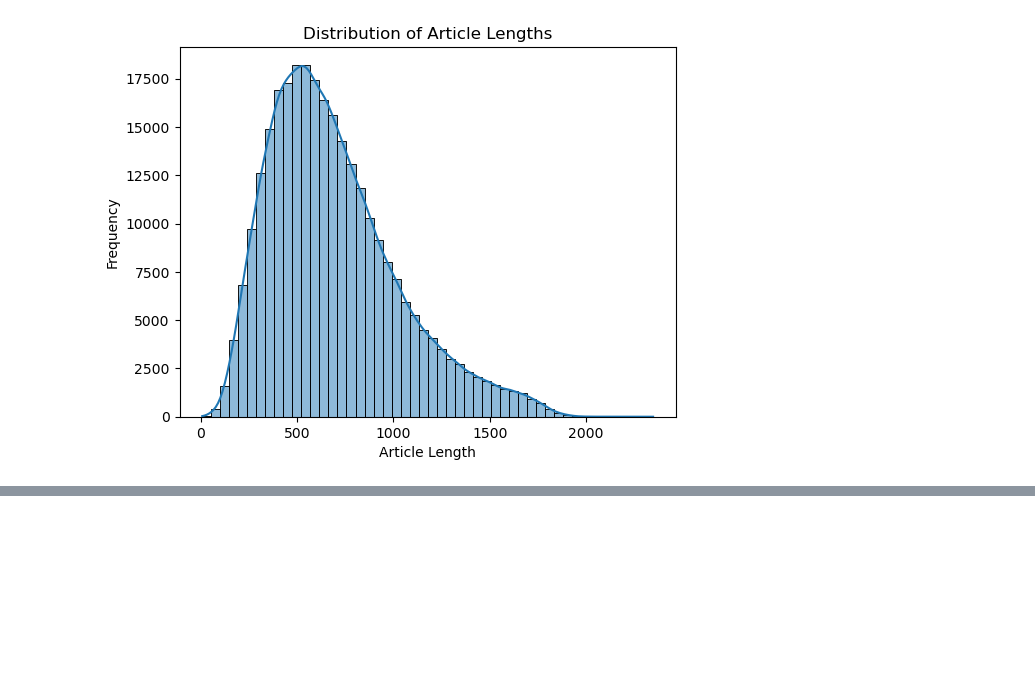
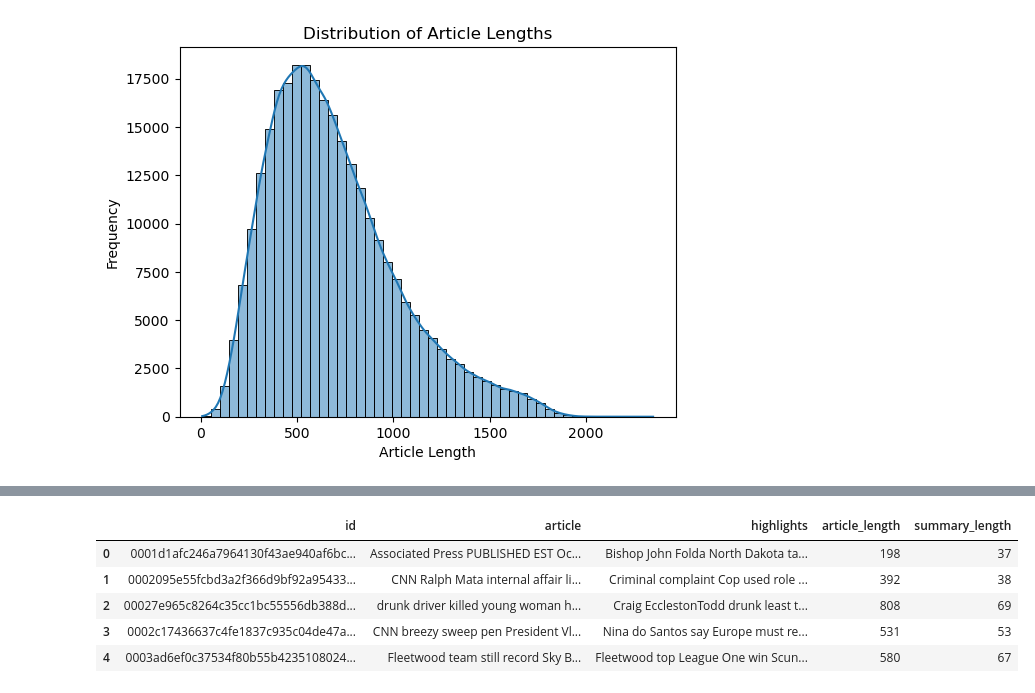
Before and after one commit to abhimanyu726/Text_Summarization_NLP, a Jupyter notebook: text_nlp.ipynb, the cells around one changed output, grey strips where cells are left out. Drawn from its saved outputs; the diff is of its cells as text; code cells hidden in the pictures; blank space fills up the shorter version.

```diff
--- a/text_nlp.ipynb
+++ b/text_nlp.ipynb
@@ -64,14 +79,16 @@ plt.show()
 # %%
-stemmer = PorterStemmer()
 lemmatizer = WordNetLemmatizer()
+stop_words = set(stopwords.words('english'))
 def preprocess(text):
     # Remove special characters, numbers, and extra spaces
-    text = re.sub(r'\s+', ' ', text)  # Remove extra spaces
-    text = re.sub(r'\d+', '', text)  # Remove digits
-    text = re.sub(r'[^\w\s]', '', text)  # Remove special characters
+    text = re.sub(r'\s+', ' ', text)
+    text = re.sub(r'\d+', '', text)
+    text = re.sub(r'[^\w\s]', '', text)
 
     # Tokenization
     tokens = word_tokenize(text)
+    # Remove stopwords
+    tokens = [token for token in tokens if token.lower() not in stop_words]
     # Lemmatization
     lemmatized = [lemmatizer.lemmatize(token) for token in tokens]
     return ' '.join(lemmatized)
@@ -82,3 +99,12 @@ val_df['article'] = val_df['article'].apply(preprocess)
 val_df['highlights'] = val_df['highlights'].apply(preprocess)
 test_df['article'] = test_df['article'].apply(preprocess)
 test_df['highlights'] = test_df['highlights'].apply(preprocess)
+# %%
+train_df.head()
+# %% [output]
+|  | id | article | highlights | article_length | summary_length |
+| 0 | 0001d1afc246a7964130f43ae940af6bc... | Associated Press PUBLISHED EST Oc... | Bishop John Folda North Dakota ta... | 198 | 37 |
+| 1 | 0002095e55fcbd3a2f366d9bf92a95433... | CNN Ralph Mata internal affair li... | Criminal complaint Cop used role ... | 392 | 38 |
+| 2 | 00027e965c8264c35cc1bc55556db388d... | drunk driver killed young woman h... | Craig EcclestonTodd drunk least t... | 808 | 69 |
+| 3 | 0002c17436637c4fe1837c935c04de47a... | CNN breezy sweep pen President Vl... | Nina do Santos say Europe must re... | 531 | 53 |
+| 4 | 0003ad6ef0c37534f80b55b4235108024... | Fleetwood team still record Sky B... | Fleetwood top League One win Scun... | 580 | 67 |
```
Also changed, not shown: parts of 4 cells of this notebook.
